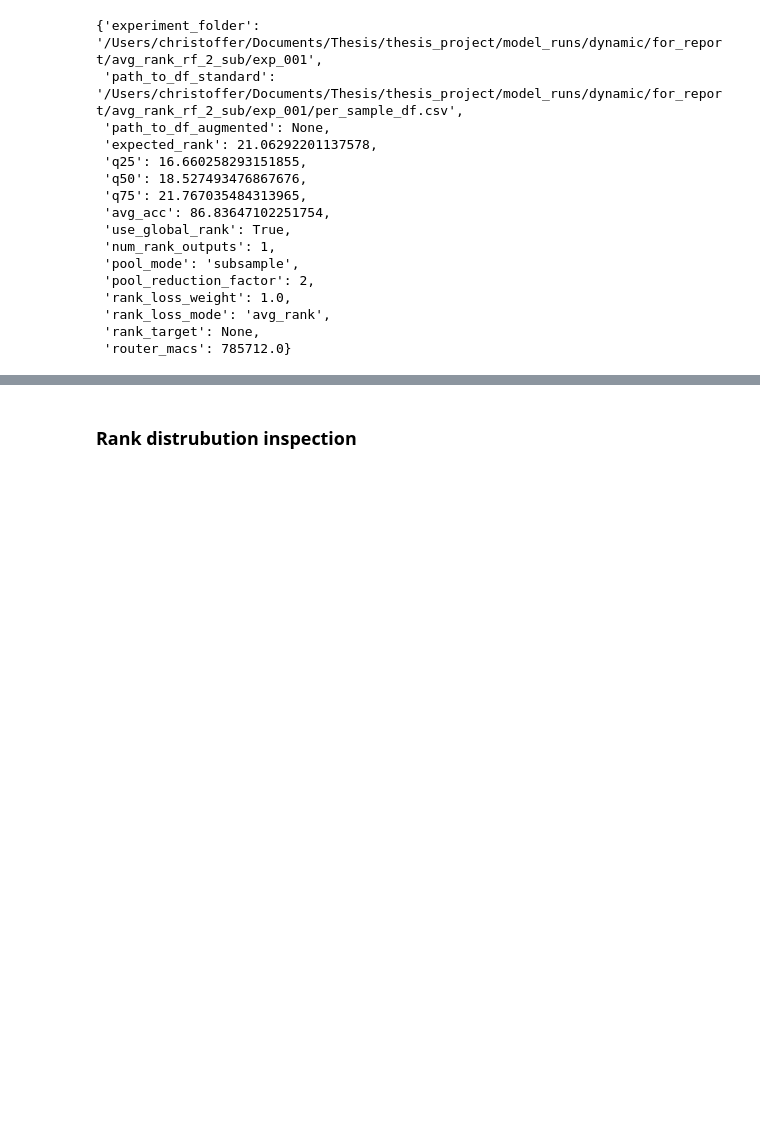
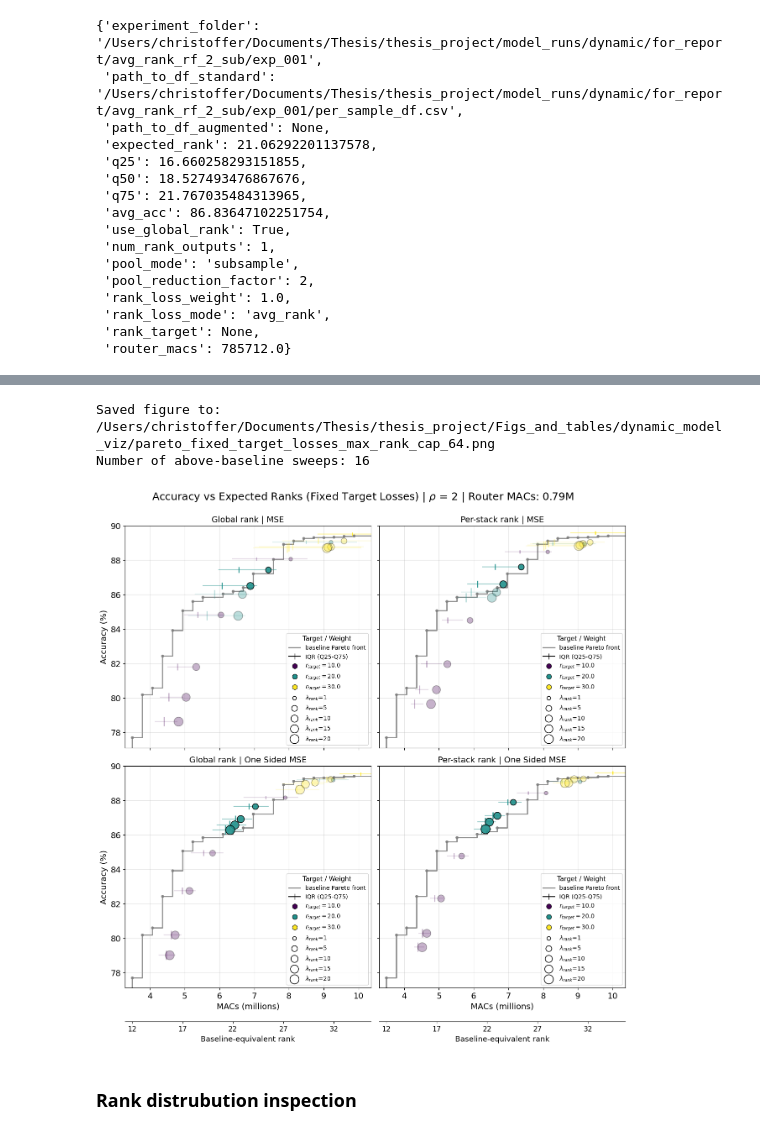
Before and after one commit to c-wejendorp/thesis, a Jupyter notebook: scripts/keyword_spotting/dynamic_model_viz.ipynb, the cells around one changed output, grey strips where cells are left out. Cells and saved outputs as stored; diff of their text form; code cells hidden in the pictures; blank space fills up the shorter version.

```diff
--- a/scripts/keyword_spotting/dynamic_model_viz.ipynb
+++ b/scripts/keyword_spotting/dynamic_model_viz.ipynb
@@ -1118,3 +1449,33 @@ Number of above-baseline sweeps: 15
+# %%
+sweeps_for_plotting_3 = filter_sweep_results(
+    all_sweep_results,
+    loss_types = ['batch_mean_mse', 'one_sided_mse'],
+    router_num_rank_outputs = [1, 3],
+    rank_targets= [10, 20, 30],
+    pool_modes = ['subsample'],
+    pool_reduction_factors = [2]
+)
+fig, above_baseline_sweeps_fixed_target = plot_rank_vs_acc_by_mode(
+    sweeps_for_plotting_3,
+    include_router_overhead=True,
+    base_pareto_alpha=0.9,
+    x_axis_cut_off_ranks=(12, 35),
+    plot_title=f'Accuracy vs Expected Ranks (Fixed Target Losses){generate_title_postfix(MAX_RANK_CAP, POOL_REDUCTION_FACTOR)}',
+    alpha_above_pareto=0.9,
+    alpha_below_pareto=0.3,
+
+ )
+
+save_path = output_dir / f"pareto_fixed_target_losses_max_rank_cap_{MAX_RANK_CAP}.png"
+fig.savefig(save_path, dpi=500, bbox_inches='tight')
+
+
+print(f"Saved figure to: {save_path}")
+print(f"Number of above-baseline sweeps: {len(above_baseline_sweeps_fixed_target)}")
+# %% [output]
+Saved figure to: /Users/christoffer/Documents/Thesis/thesis_project/Figs_and_tables/dynamic_model_viz/pareto_fixed_target_losses_max_rank_cap_64.png
+Number of above-baseline sweeps: 16
+[figure, new version]
 # %% [markdown]
 ### Rank distrubution inspection
 # %%
```
Also changed, not shown: parts of 21 cells of this notebook.
